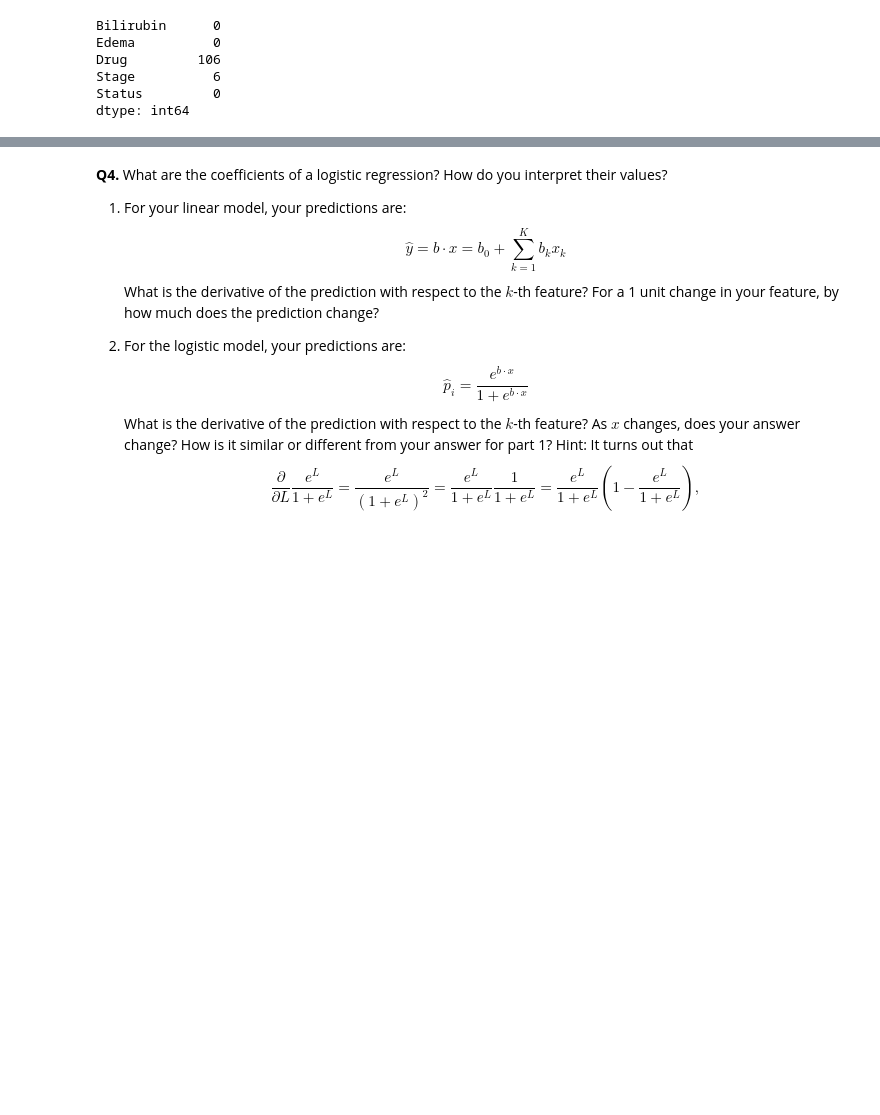
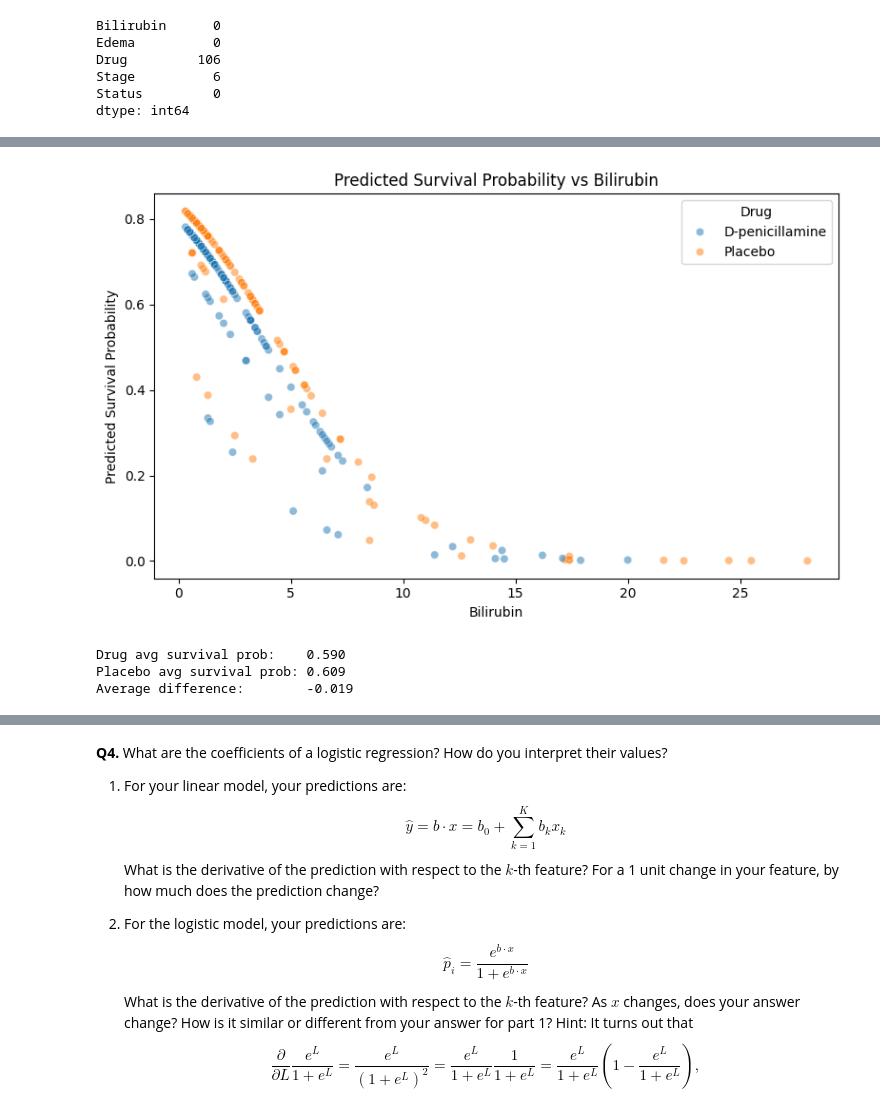
Before and after one commit to lydialeelee/undergrad_ml_assignments, a Jupyter notebook: 05_assignment_glm.ipynb, the cells around one changed output, grey strips where cells are left out. Drawn from its saved outputs; the diff is of its cells as text; code cells hidden in the pictures; blank space fills up the shorter version.

```diff
--- a/05_assignment_glm.ipynb
+++ b/05_assignment_glm.ipynb
@@ -240,3 +243,13 @@ Drug         106
 Stage          6
 Status         0
 dtype: int64
+# %%
+#2
+X3 = pd.get_dummies(df[["Edema", "Drug", "Bilirubin"]], drop_first=True)
+y3 = df["alive"]
+
+lr3 = LogisticRegression(max_iter=1000)
+lr3.fit(X3, y3)
+
+coef_df3 = pd.DataFrame({"Feature": X3.columns, "Coefficient": lr3.coef_[0]})
+print(coef_df3)
@@ -242,0 +264,24 @@ dtype: int64
+# %%
+# 3.
+df["pred_surv"] = lr3.predict_proba(X3)[:, 1]
+
+fig, ax = plt.subplots(figsize=(8, 5))
+sns.scatterplot(
+    data=df, x="Bilirubin", y="pred_surv",
+    hue="Drug", alpha=0.5, ax=ax
+)
+ax.set_ylabel("Predicted Survival Probability")
+ax.set_title("Predicted Survival Probability vs Bilirubin")
+plt.tight_layout()
+plt.show()
+
+drug_mean    = df[df["Drug"] == "D-penicillamine"]["pred_surv"].mean()
+placebo_mean = df[df["Drug"] == "Placebo"]["pred_surv"].mean()
+print(f"Drug avg survival prob:    {drug_mean:.3f}")
+print(f"Placebo avg survival prob: {placebo_mean:.3f}")
+print(f"Average difference:        {drug_mean - placebo_mean:.3f}")
+# %% [output]
+[figure, added]
+Drug avg survival prob:    0.590
+Placebo avg survival prob: 0.609
+Average difference:        -0.019
```
Also changed, not shown: parts of 7 cells of this notebook.
